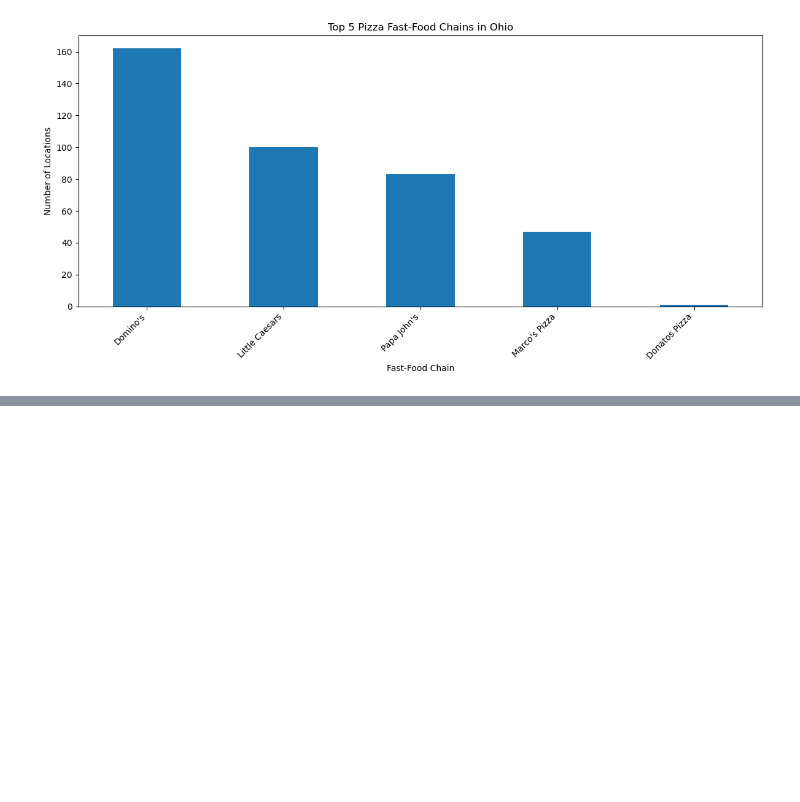
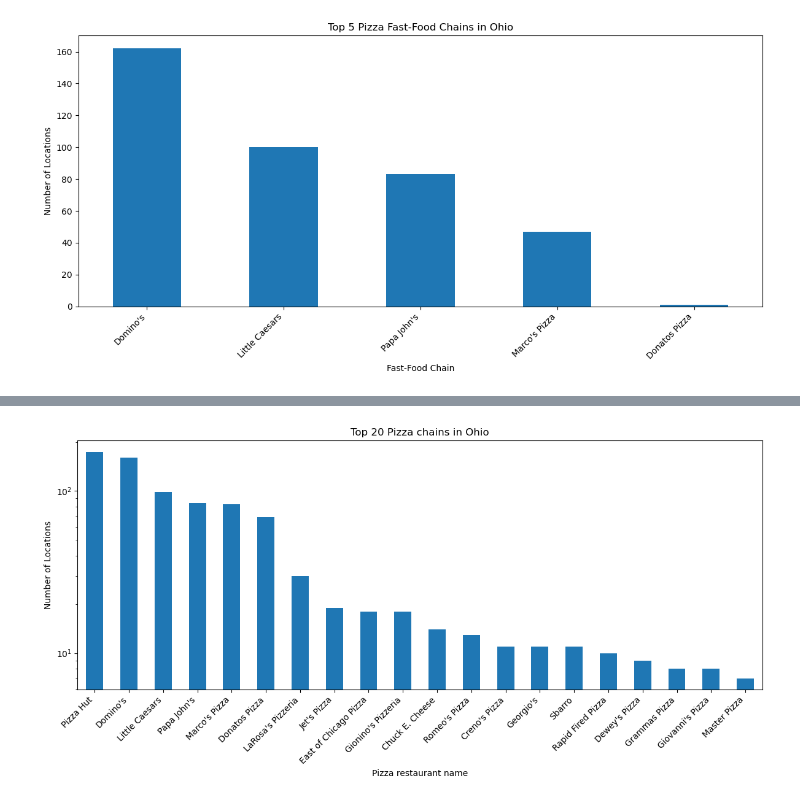
Before and after one commit to Erdos-Projects/fall-2025-crash-course-in-fast-food, a Jupyter notebook: fastfoodnameanalysis.ipynb, the cells around one changed output, grey strips where cells are left out. Saved outputs shown, nothing was run; the diff lists cells and outputs as text; code cells hidden in the pictures; blank space fills up the shorter version.

```diff
--- a/fastfoodnameanalysis.ipynb
+++ b/fastfoodnameanalysis.ipynb
@@ -110,0 +239,17 @@ plt.show()
+# %%
+# After merging the names, do another plot of the most common pizza chains
+
+pizzacounts = pizza["name_merged"].value_counts().head(20)
+
+# Plot
+plt.figure(figsize=(12, 6))
+pizzacounts.plot(kind="bar")
+plt.title("Top 20 Pizza chains in Ohio")
+plt.ylabel("Number of Locations")
+plt.xlabel("Pizza restaurant name")
+plt.yscale("log")
+plt.xticks(rotation=45, ha="right")
+plt.tight_layout()
+plt.show()
+# %% [output]
+[figure, added]
```
Also changed, not shown: parts of 11 cells of this notebook, 3 other files.
